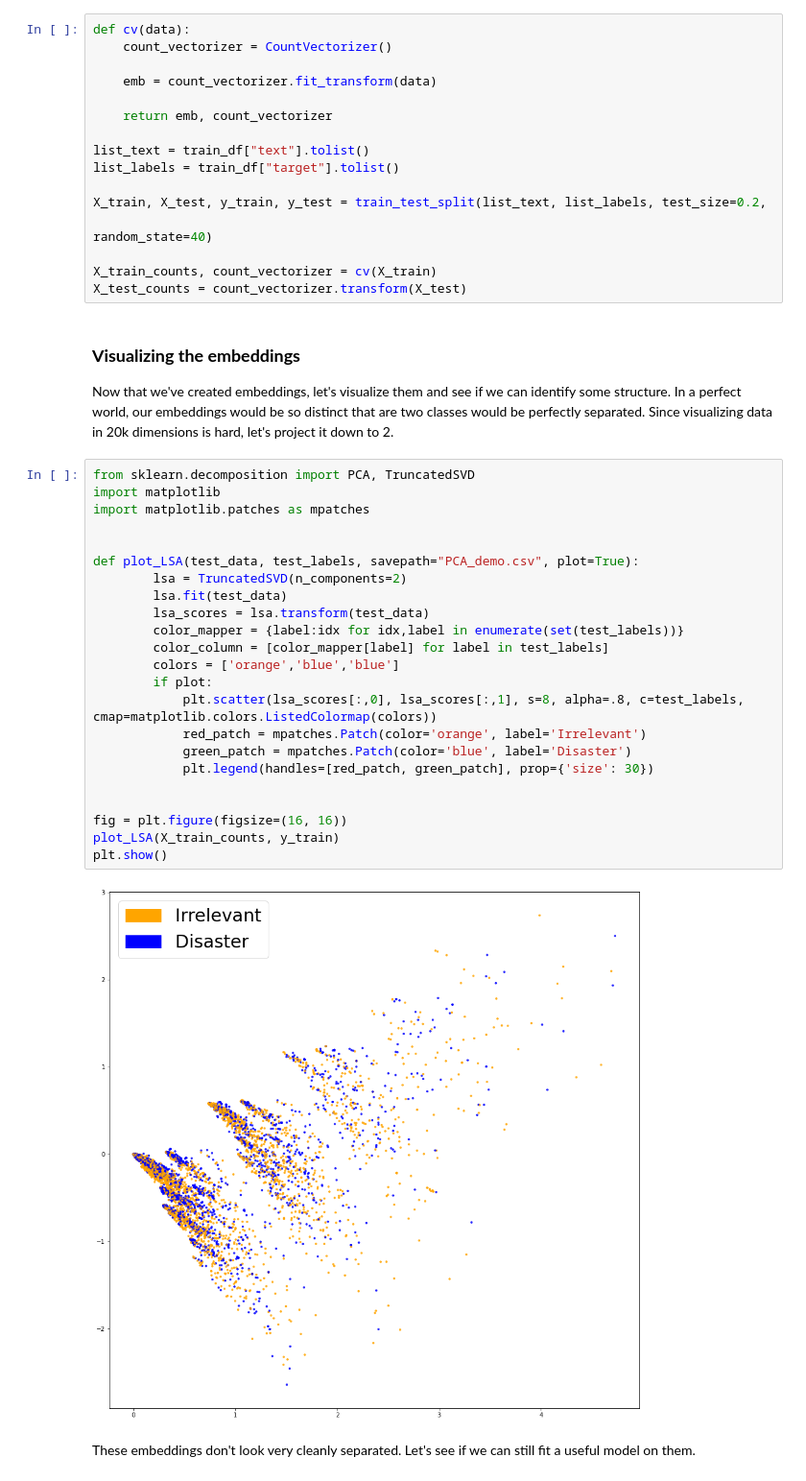
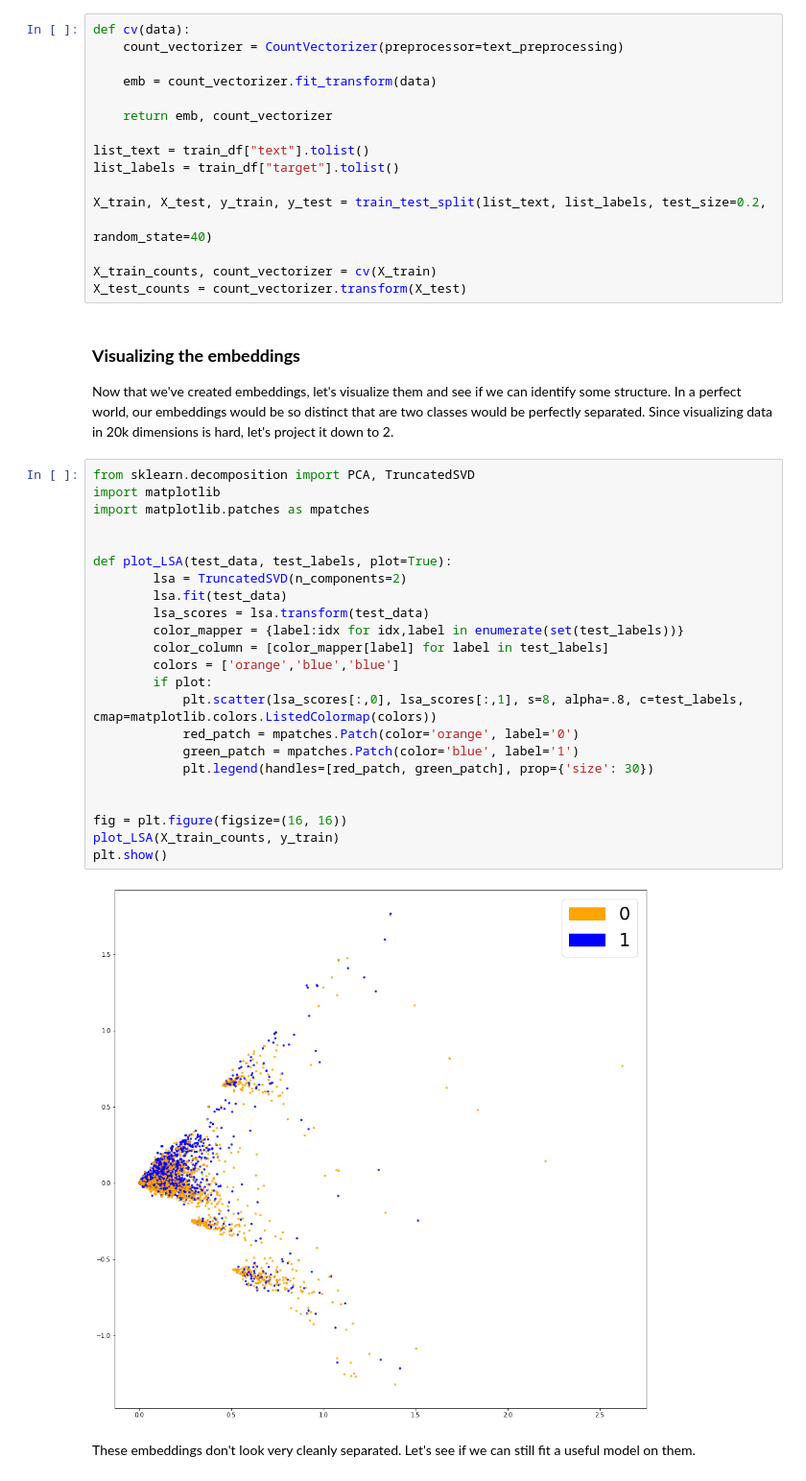
Before and after one commit to yassinhediger/fakenewsdetection, a Jupyter notebook: notebook/bigScale_proj2_sa.ipynb, the cells around one changed output. Shown at 96% size. Saved outputs shown, nothing was run; the diff lists cells and outputs as text.

```diff
--- a/notebook/bigScale_proj2_sa.ipynb
+++ b/notebook/bigScale_proj2_sa.ipynb
@@ -302,7 +302,7 @@ The simplest approach we can start with is to use a bag of words model, and appl
 ### **Bags of words**
 # %%
 def cv(data):
-    count_vectorizer = CountVectorizer()
+    count_vectorizer = CountVectorizer(preprocessor=text_preprocessing)
 
     emb = count_vectorizer.fit_transform(data)
 
@@ -324,28 +324,28 @@ Now that we've created embeddings, let's visualize them and see if we can identi
 # %%
 from sklearn.decomposition import PCA, TruncatedSVD
 import matplotlib
 import matplotlib.patches as mpatches
 
 
-def plot_LSA(test_data, test_labels, savepath="PCA_demo.csv", plot=True):
+def plot_LSA(test_data, test_labels, plot=True):
         lsa = TruncatedSVD(n_components=2)
         lsa.fit(test_data)
         lsa_scores = lsa.transform(test_data)
         color_mapper = {label:idx for idx,label in enumerate(set(test_labels))}
         color_column = [color_mapper[label] for label in test_labels]
         colors = ['orange','blue','blue']
         if plot:
             plt.scatter(lsa_scores[:,0], lsa_scores[:,1], s=8, alpha=.8, c=test_labels, cmap=matplotlib.colors.ListedColormap(colors))
-            red_patch = mpatches.Patch(color='orange', label='Irrelevant')
-            green_patch = mpatches.Patch(color='blue', label='Disaster')
+            red_patch = mpatches.Patch(color='orange', label='0')
+            green_patch = mpatches.Patch(color='blue', label='1')
             plt.legend(handles=[red_patch, green_patch], prop={'size': 30})
 
 
 fig = plt.figure(figsize=(16, 16))
 plot_LSA(X_train_counts, y_train)
 plt.show()
 # %% [output]
-[figure, old version]
+[figure, new version]
 # %% [markdown]
 These embeddings don't look very cleanly separated. Let's see if we can still fit a useful model on them.
 # %% [markdown]
```
Also changed, not shown: parts of 28 cells of this notebook.
